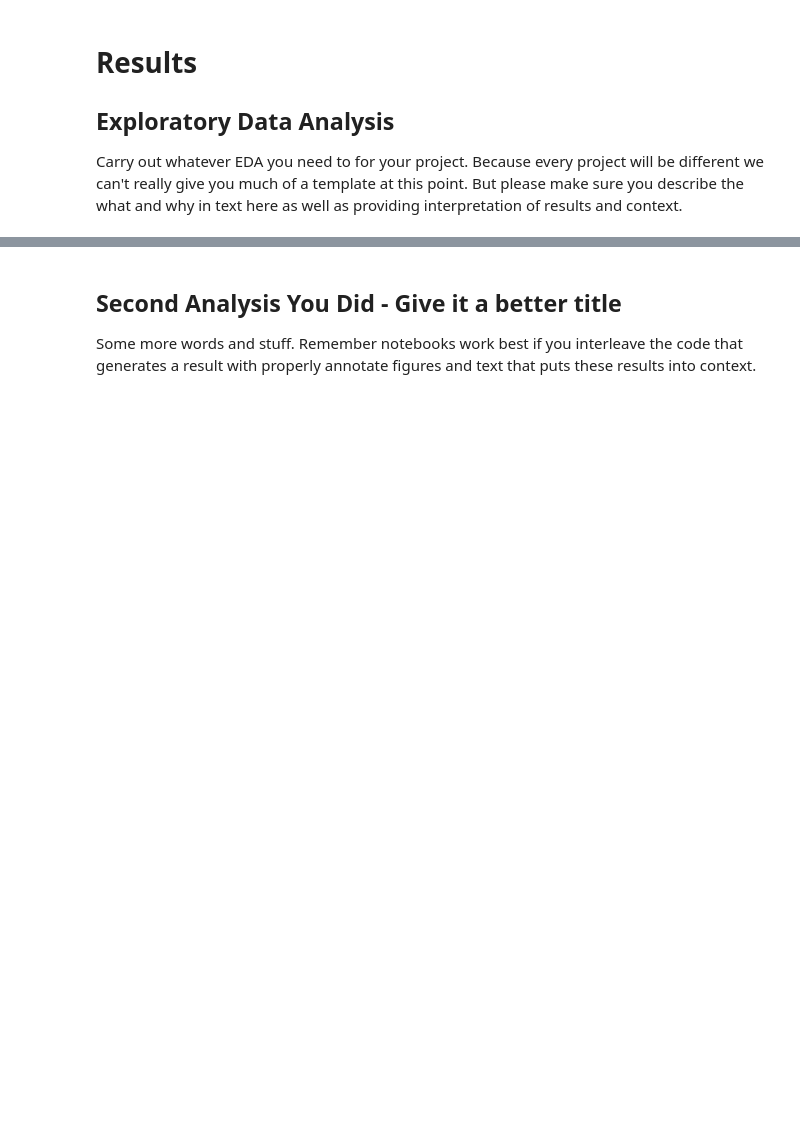
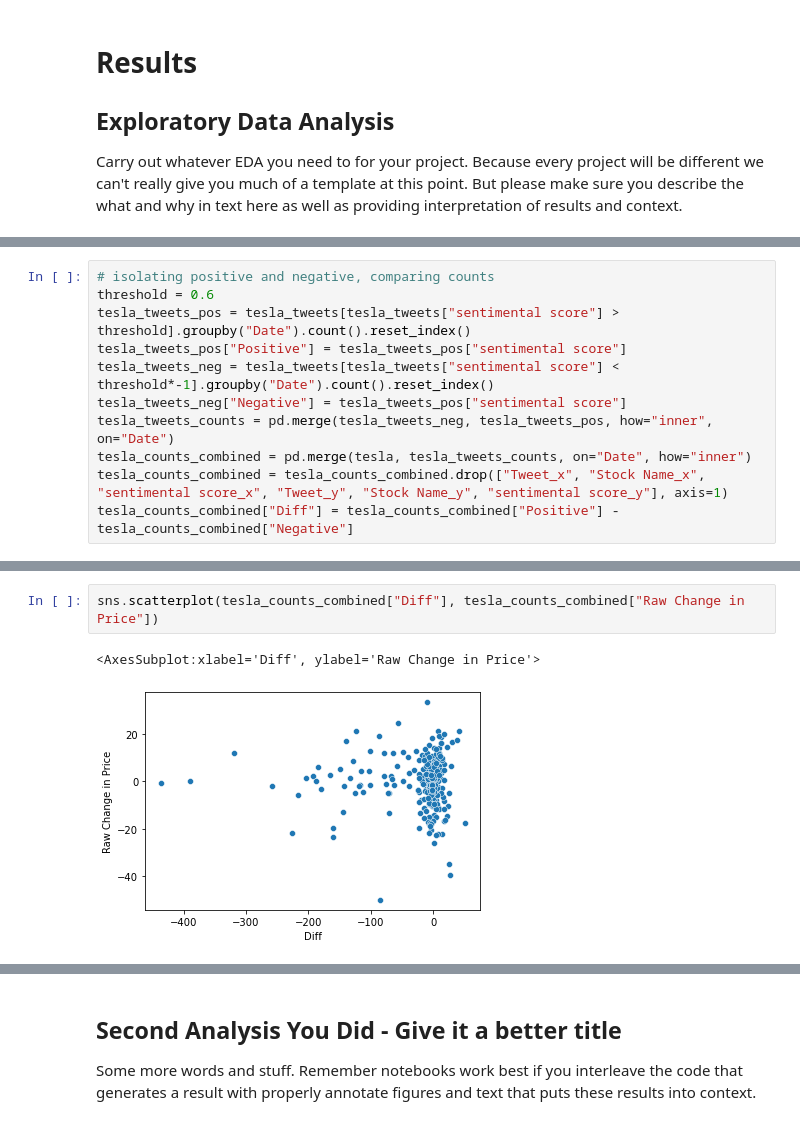
Before and after one commit to theTY2002/COGS-108-Final-Project, a Jupyter notebook: FinalProject_Group116_FA23.ipynb, the cells around one changed output, grey strips where cells are left out. Drawn from its saved outputs; the diff is of its cells as text; blank space fills up the shorter version.

```diff
--- a/FinalProject_Group116_FA23.ipynb
+++ b/FinalProject_Group116_FA23.ipynb
@@ -247,0 +330,11 @@ Some more words and stuff.  Remember notebooks work best if you interleave the c
+# %%
+# isolating positive and negative, comparing counts
+threshold = 0.6
+tesla_tweets_pos = tesla_tweets[tesla_tweets["sentimental score"] > threshold].groupby("Date").count().reset_index()
+tesla_tweets_pos["Positive"] = tesla_tweets_pos["sentimental score"]
+tesla_tweets_neg = tesla_tweets[tesla_tweets["sentimental score"] < threshold*-1].groupby("Date").count().reset_index()
+tesla_tweets_neg["Negative"] = tesla_tweets_pos["sentimental score"]
+tesla_tweets_counts = pd.merge(tesla_tweets_neg, tesla_tweets_pos, how="inner", on="Date")
+tesla_counts_combined = pd.merge(tesla, tesla_tweets_counts, on="Date", how="inner")
+tesla_counts_combined = tesla_counts_combined.drop(["Tweet_x", "Stock Name_x", "sentimental score_x", "Tweet_y", "Stock Name_y", "sentimental score_y"], axis=1)
+tesla_counts_combined["Diff"] = tesla_counts_combined["Positive"] - tesla_counts_combined["Negative"]
@@ -247,0 +370,5 @@ Some more words and stuff.  Remember notebooks work best if you interleave the c
+# %%
+sns.scatterplot(tesla_counts_combined["Diff"], tesla_counts_combined["Raw Change in Price"])
+# %% [output]
+<AxesSubplot:xlabel='Diff', ylabel='Raw Change in Price'>
+[figure, added]
```
Also changed, not shown: parts of 16 cells of this notebook.
